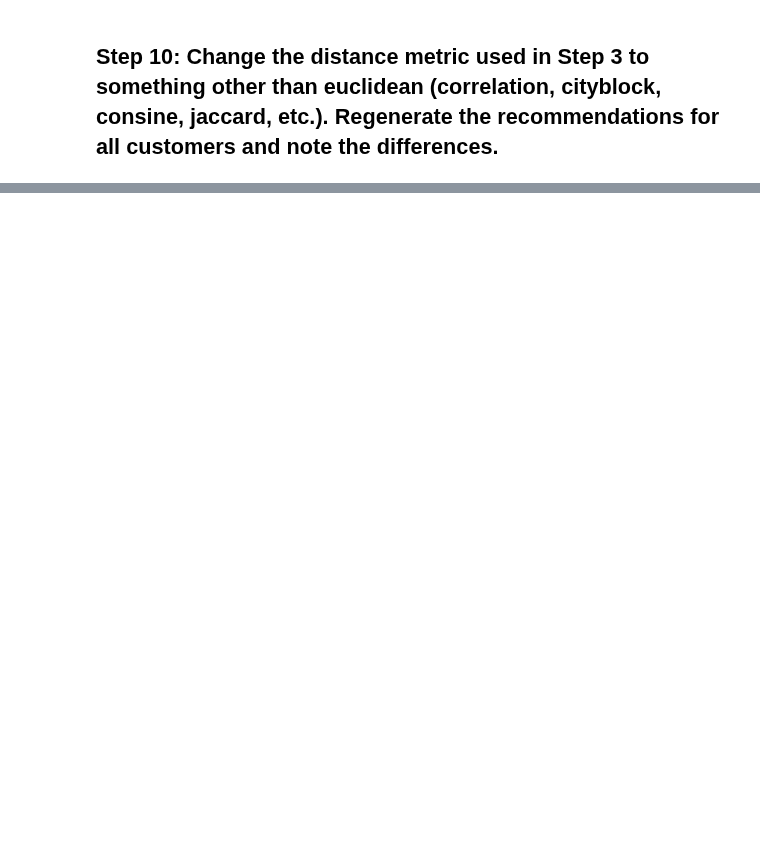
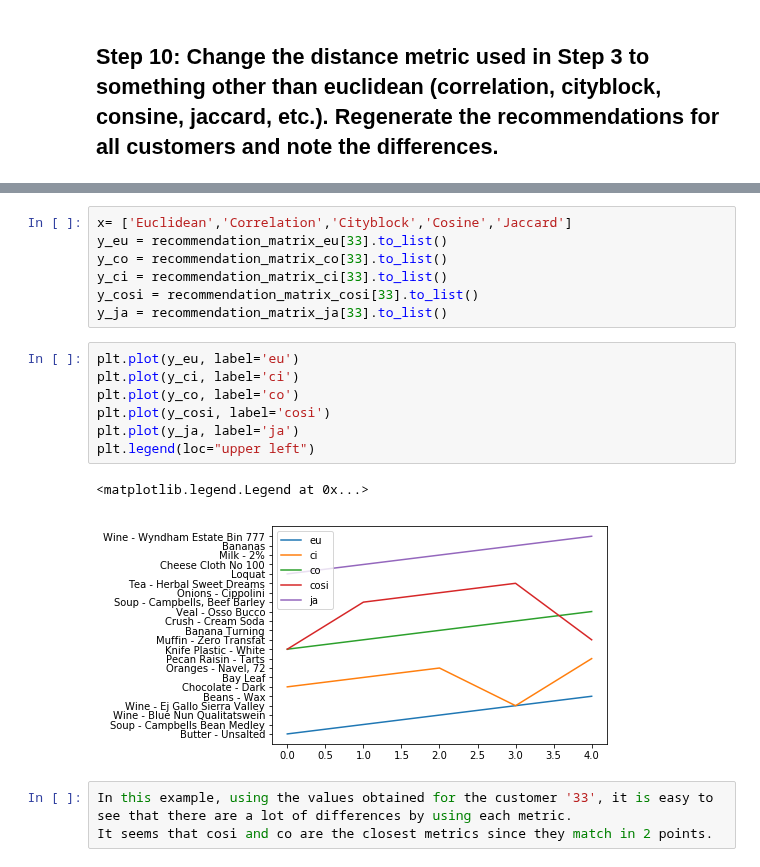
Before and after one commit to davidlafuentem/data-labs, a Jupyter notebook: module-2/lab-intro-recommender-systems/your-code/main.ipynb, the cells around one changed output, grey strips where cells are left out. Drawn from its saved outputs; the diff is of its cells as text; blank space fills up the shorter version.

```diff
--- a/module-2/lab-intro-recommender-systems/your-code/main.ipynb
+++ b/module-2/lab-intro-recommender-systems/your-code/main.ipynb
@@ -99,0 +284,20 @@ This will give you the total number of each product purchased by the 5 most simi
+# %%
+x= ['Euclidean','Correlation','Cityblock','Cosine','Jaccard']
+y_eu = recommendation_matrix_eu[33].to_list()
+y_co = recommendation_matrix_co[33].to_list()
+y_ci = recommendation_matrix_ci[33].to_list()
+y_cosi = recommendation_matrix_cosi[33].to_list()
+y_ja = recommendation_matrix_ja[33].to_list()
+# %%
+plt.plot(y_eu, label='eu')
+plt.plot(y_ci, label='ci')
+plt.plot(y_co, label='co')
+plt.plot(y_cosi, label='cosi')
+plt.plot(y_ja, label='ja')
+plt.legend(loc="upper left")
+# %% [output]
+<matplotlib.legend.Legend at 0x...>
+[figure, added]
+# %%
+In this example, using the values obtained for the customer '33', it is easy to see that there are a lot of differences by using each metric.
+It seems that cosi and co are the closest metrics since they match in 2 points.
```
Also changed, not shown: parts of 18 cells of this notebook.
